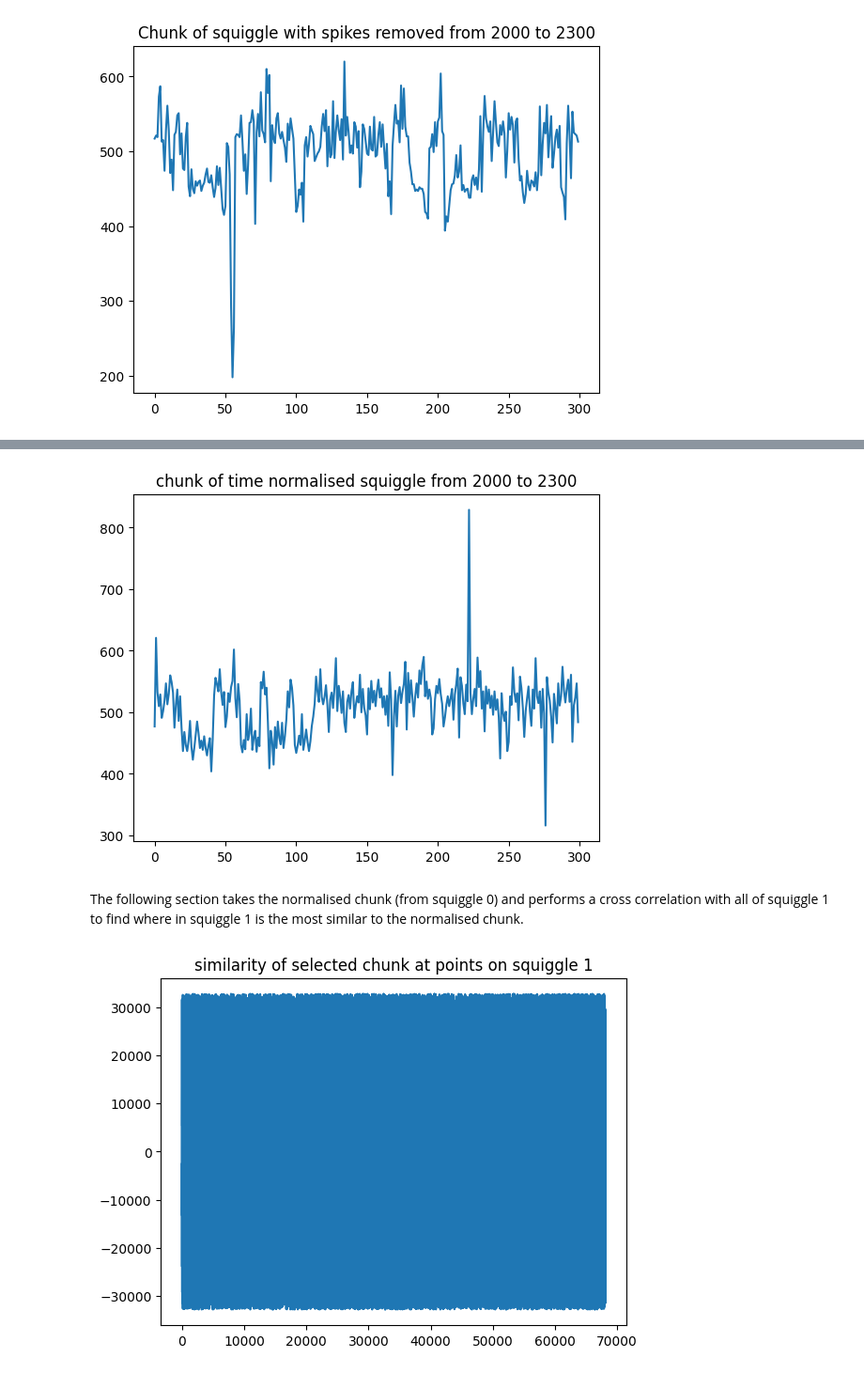
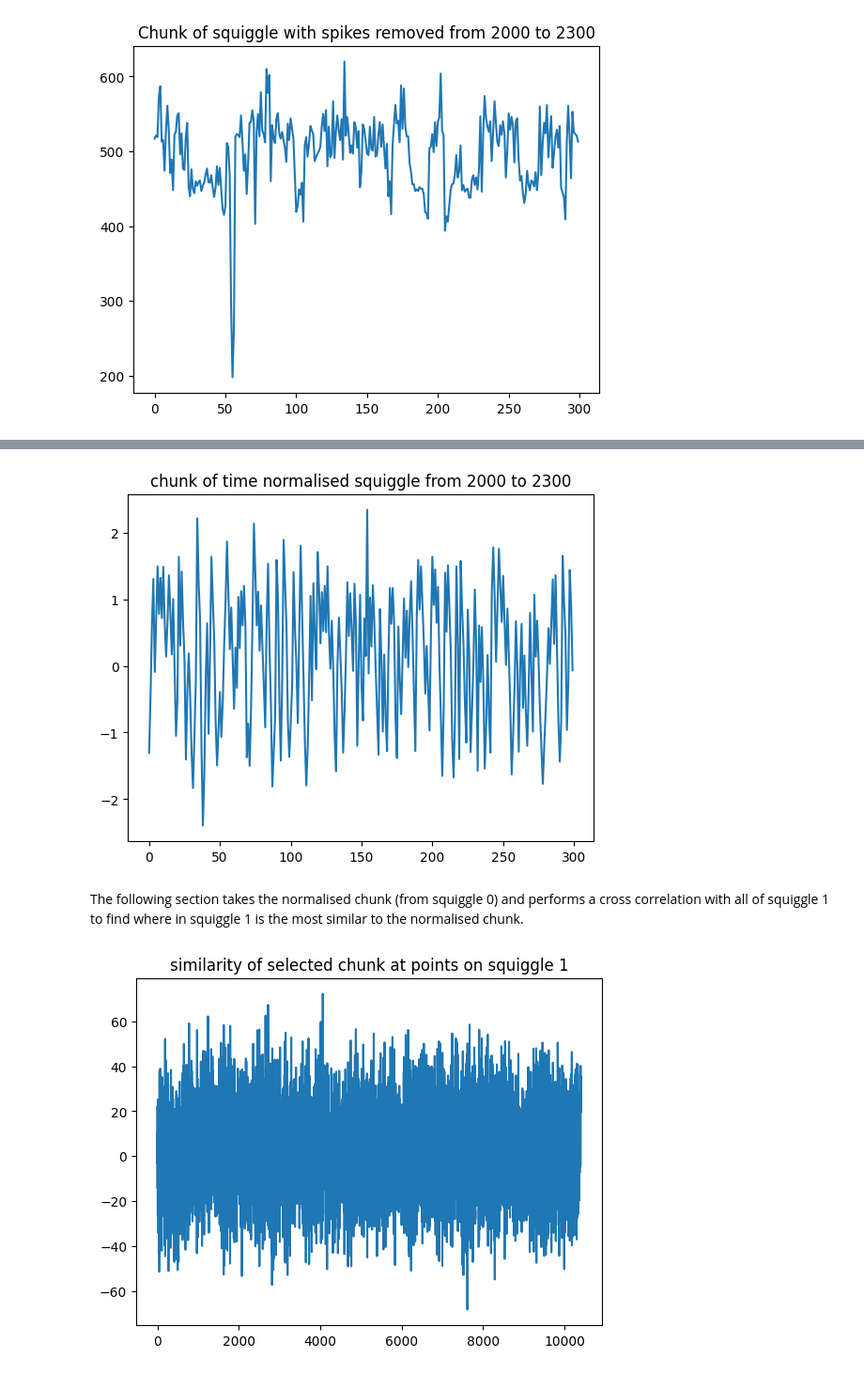
Before and after one commit to p-kirb/SquiggleProject, a Jupyter notebook: inspecting_similar/TestSimilarNotebook.ipynb, the cells around one changed output, grey strips where cells are left out. Shown at 94% size. Drawn from its saved outputs; the diff is of its cells as text; code cells hidden in the pictures.

Commit message:
added z-score normalisation to TestSimilarNotebook - now getting a potentially useful result. Created ResolutionReductions notebook to visualise different resolution reduction methods

```diff
--- a/inspecting_similar/TestSimilarNotebook.ipynb
+++ b/inspecting_similar/TestSimilarNotebook.ipynb
@@ -86,0 +103,14 @@ plt.show()
+# %%
+zScoreNormalised = [np.array(i) for i in removedSpikes]       #list holding the 2 squiggles that have been normalised based on the z-score
+means = [np.mean(i) for i in zScoreNormalised]
+standardDevs = [np.std(i) for i in zScoreNormalised]
+for i in range(len(zScoreNormalised)):
+    zScoreNormalised[i] = (zScoreNormalised[i] - means[i]) / standardDevs[i]
+
+
+fig, axs = plt.subplots(compNo, sharex=True)
+plt.title("z-score normalised squiggles")
+for i in range(compNo):
+    axs[i].plot(zScoreNormalised[i])
+
+plt.show()
@@ -88,11 +132,11 @@ plt.show()
 The following section uses another threshold value which also requires fine tuning. The threshold value in this case is used to do a form of time normalisation wherein only datapoints with a sufficient change in current value from the previous data point are included. The following section applies the temporal normalisation to the full squiggles.
 # %%
-sequenceThresh = 10
+sequenceThresh = 0.5
 
 normalisedSquiggles = []
 for i in range(compNo):
     #normalisedSquiggles.append([removedSpikes[i][j] for j in range(len(removedSpikes[i]) - 1) if abs(removedSpikes[i][j] - removedSpikes[i][j+1]) > sequenceThresh])
-    l = removedSpikes[i].copy()
+    l = zScoreNormalised[i].tolist()
     j = 0
     done = False
     while not done:
@@ -101,7 +145,7 @@ for i in range(compNo):
 
         j+=1
         done = (j+1 == len(l))
-    normalisedSquiggles.append(l.copy())
+    normalisedSquiggles.append(l)
 
 
 fig4, axs = plt.subplots(compNo, sharex=True)
@@ -121,16 +165,16 @@ plt.title(f"chunk of time normalised squiggle from {startIndex} to {startIndex+c
 plt.plot(normalisedChunk)
 plt.show()
 # %% [output]
-[figure, old version]
+[figure, new version]
 # %% [markdown]
 The following section takes the normalised chunk (from squiggle 0) and performs a cross correlation with all of squiggle 1 to find where in squiggle 1 is the most similar to the normalised chunk.
 # %%
-crossC = np.correlate(normalisedChunk, normalisedSquiggles[0])
+crossC = np.correlate(normalisedChunk, normalisedSquiggles[1])
 
 fig6 = plt.figure()
 plt.title("similarity of selected chunk at points on squiggle 1")
 
 plt.plot(crossC)
 plt.show()
 # %% [output]
-[figure, old version]
+[figure, new version]
```
Also changed, not shown: parts of 13 cells of this notebook, 2 other files.
